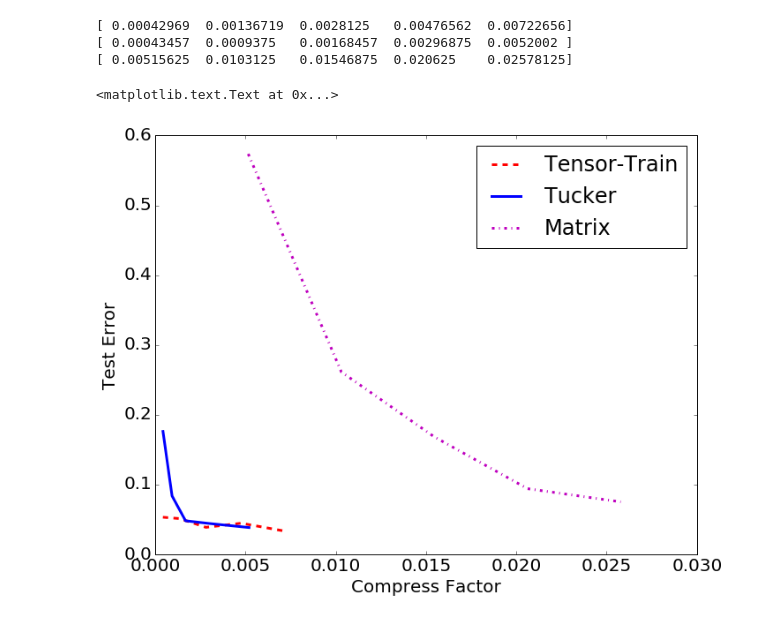
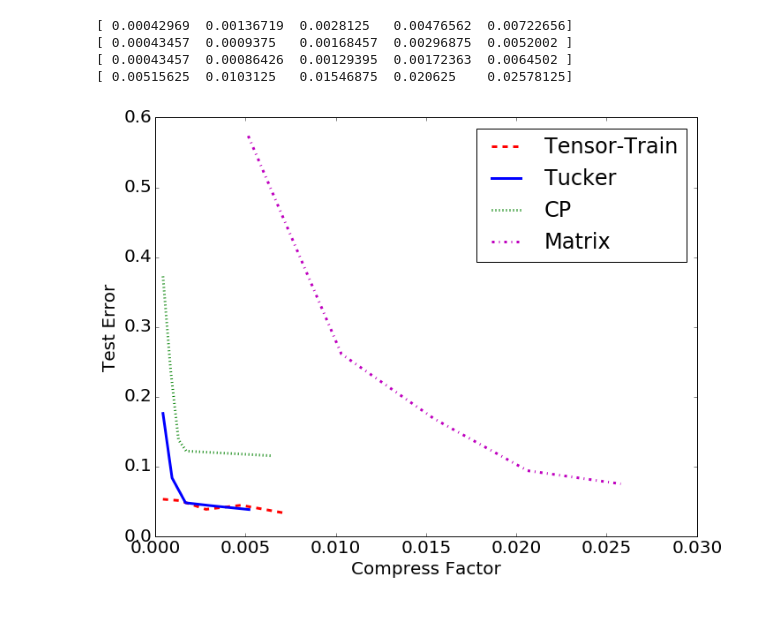
Before and after one commit to yuqirose/TensorRNN, a Jupyter notebook: experiments/plot/plot_err_compress.ipynb, the cells around one changed output. Drawn from its saved outputs; the diff is of its cells as text; code cells hidden in the pictures.

```diff
--- a/experiments/plot/plot_err_compress.ipynb
+++ b/experiments/plot/plot_err_compress.ipynb
@@ -30,6 +30,16 @@ def compres_ratio_tucker(layers,ranks):
         compres_sz += np.sum(inp_modes*out_modes*rank)+np.prod(rank)
     return compres_sz / full_sz
 
+def compres_ratio_cp(layers,ranks):
+    full_sz = 0.0
+    compres_sz = 0.0
+    for layer,rank in zip(layers, ranks):
+        inp_modes = layer['inp_modes']
+        out_modes = layer['out_modes']
+        full_sz += np.prod(inp_modes*out_modes)
+        compres_sz += np.sum(inp_modes*out_modes)*rank+ 1
+    return compres_sz / full_sz
+
 def compres_ratio_mf(layers, ranks):
     full_sz = 0.0
     compres_sz = 0.0
@@ -56,6 +66,13 @@ with open(path_name + 'mnist/2-layer-tucker/results/res_tucker', 'r') as f:
     tokens = line.strip().split()
 tucker_err = np.array([float(x) for x in tokens])
 
+with open(path_name + 'mnist/2-layer-cp/results/res_cp', 'r') as f:
+    line = f.read()
+    tokens = line.strip().split()
+cp_err = np.array([float(x) for x in tokens])
+cp_err = np.delete(cp_err,5)
+
+
 with open(path_name + 'mnist/2-layer-mf/results/res_mf', 'r') as f:
     line = f.read()
     tokens = line.strip().split()
@@ -63,6 +80,7 @@ mf_err = np.array([float(x) for x in tokens])
 
 tt_compres = np.zeros((5,))
 tucker_compres = np.zeros((5,))
+cp_compres = np.zeros((5,))
 mf_compres = np.zeros((5,))
 i = 0
 for rank_val in range(1,6):
@@ -73,6 +91,14 @@ for rank_val in range(1,6):
     tucker_layer_ranks = [np.ones(4, dtype='int32')*rank_val, np.ones(4, dtype='int32')*rank_val]
     tucker_compres[i] = compres_ratio_tucker(layers, tucker_layer_ranks)
 
+    # change the last point of compression due to slow decay
+    if rank_val ==5:
+        rank_val_cp = 15
+    else:
+        rank_val_cp = rank_val
+
+    cp_layer_ranks = [rank_val_cp, rank_val_cp]
+    cp_compres[i] = compres_ratio_cp(layers, cp_layer_ranks)
 
     mf_layer_ranks = [rank_val, rank_val]
     mf_compres[i] = compres_ratio_mf(layers, mf_layer_ranks)
@@ -80,23 +106,24 @@ for rank_val in range(1,6):
     i = i+1
 print tt_compres
 print tucker_compres
+print cp_compres
 print mf_compres
 # %% [output]
 [ 0.00042969  0.00136719  0.0028125   0.00476562  0.00722656]
 [ 0.00043457  0.0009375   0.00168457  0.00296875  0.0052002 ]
+[ 0.00043457  0.00086426  0.00129395  0.00172363  0.0064502 ]
 [ 0.00515625  0.0103125   0.01546875  0.020625    0.02578125]
 # %%
 %matplotlib inline
 import matplotlib
 import matplotlib.pyplot as plt
 fig = plt.figure(1, figsize=(11, 8.5), dpi=600)
 matplotlib.rcParams.update({'font.size': 20})
 plt.plot(tt_compres, tt_err, 'r--', tucker_compres, tucker_err, 'b-',
-         mf_compres, mf_err, 'm-.',  linewidth = 3)
-plt.legend(['Tensor-Train', 'Tucker' ,'Matrix'])
+         cp_compres, cp_err, 'g:', mf_compres, mf_err, 'm-.',  linewidth = 3)
+plt.legend(['Tensor-Train', 'Tucker', 'CP','Matrix'])
 plt.xlabel('Compress Factor')
 plt.ylabel('Test Error')
 plt.savefig('err_ratio_cmp.pdf', format='pdf')
 # %% [output]
-<matplotlib.text.Text at 0x...>
-[figure, old version]
+[figure, new version]
```
Also changed, not shown: 17 other files.
